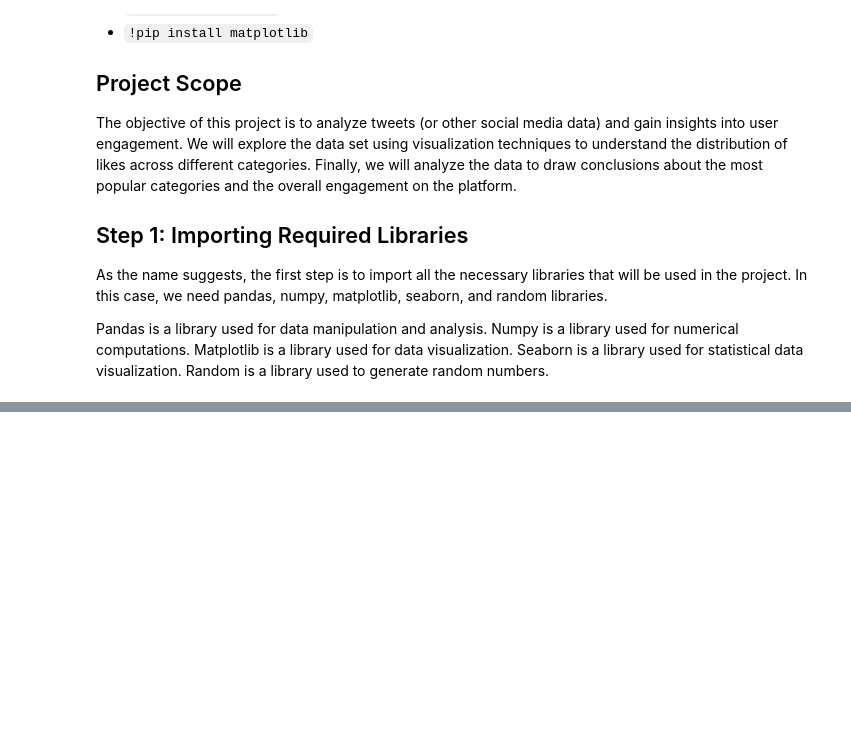
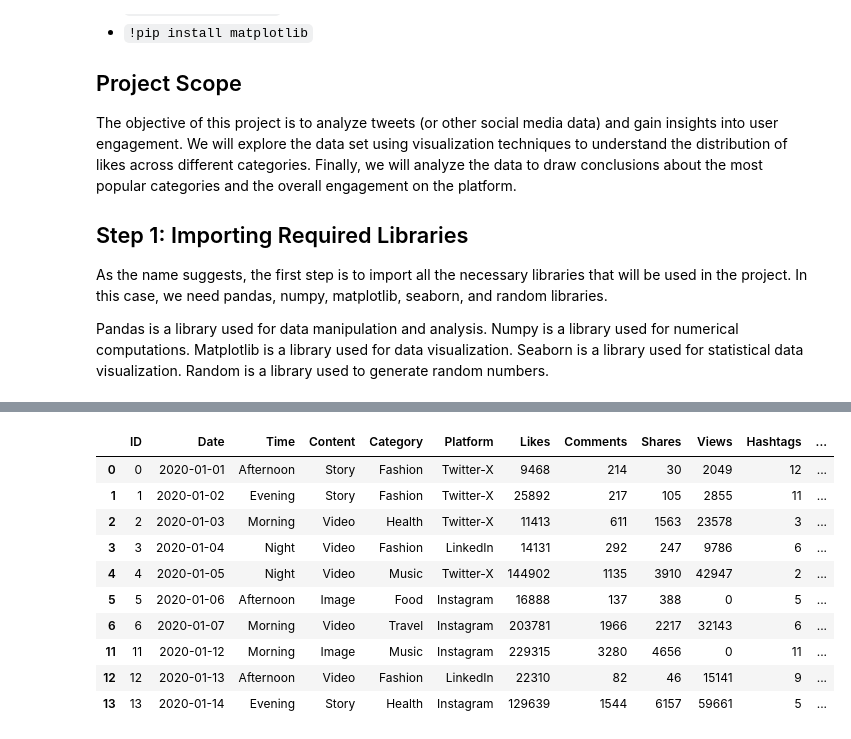
Before and after one commit to thejjserg/social-media, a Jupyter notebook: Clean and Analyze Social Media Usage Data with Python.ipynb, the cells around one changed output, grey strips where cells are left out. Cells and saved outputs as stored; diff of their text form; code cells hidden in the pictures; blank space fills up the shorter version.

```diff
--- a/Clean and Analyze Social Media Usage Data with Python.ipynb
+++ b/Clean and Analyze Social Media Usage Data with Python.ipynb
@@ -127,3 +160,17 @@ df.loc[~df["Content"].isin(["Video", "Story"]), "Views"] = 0
+# %%
+df.head(10)
+# %% [output]
+|  | ID | Date | Time | Content | Category | Platform | Likes | Comments | Shares | Views | Hashtags | ... |
+| 0 | 0 | 2020-01-01 | Afternoon | Story | Fashion | Twitter-X | 9468 | 214 | 30 | 2049 | 12 | ... |
+| 1 | 1 | 2020-01-02 | Evening | Story | Fashion | Twitter-X | 25892 | 217 | 105 | 2855 | 11 | ... |
+| 2 | 2 | 2020-01-03 | Morning | Video | Health | Twitter-X | 11413 | 611 | 1563 | 23578 | 3 | ... |
+| 3 | 3 | 2020-01-04 | Night | Video | Fashion | LinkedIn | 14131 | 292 | 247 | 9786 | 6 | ... |
+| 4 | 4 | 2020-01-05 | Night | Video | Music | Twitter-X | 144902 | 1135 | 3910 | 42947 | 2 | ... |
+| 5 | 5 | 2020-01-06 | Afternoon | Image | Food | Instagram | 16888 | 137 | 388 | 0 | 5 | ... |
+| 6 | 6 | 2020-01-07 | Morning | Video | Travel | Instagram | 203781 | 1966 | 2217 | 32143 | 6 | ... |
+| 11 | 11 | 2020-01-12 | Morning | Image | Music | Instagram | 229315 | 3280 | 4656 | 0 | 11 | ... |
+| 12 | 12 | 2020-01-13 | Afternoon | Video | Fashion | LinkedIn | 22310 | 82 | 46 | 15141 | 9 | ... |
+| 13 | 13 | 2020-01-14 | Evening | Story | Health | Instagram | 129639 | 1544 | 6157 | 59661 | 5 | ... |
 # %%
 
 
```
Also changed, not shown: parts of 10 cells of this notebook, 1 other file.
